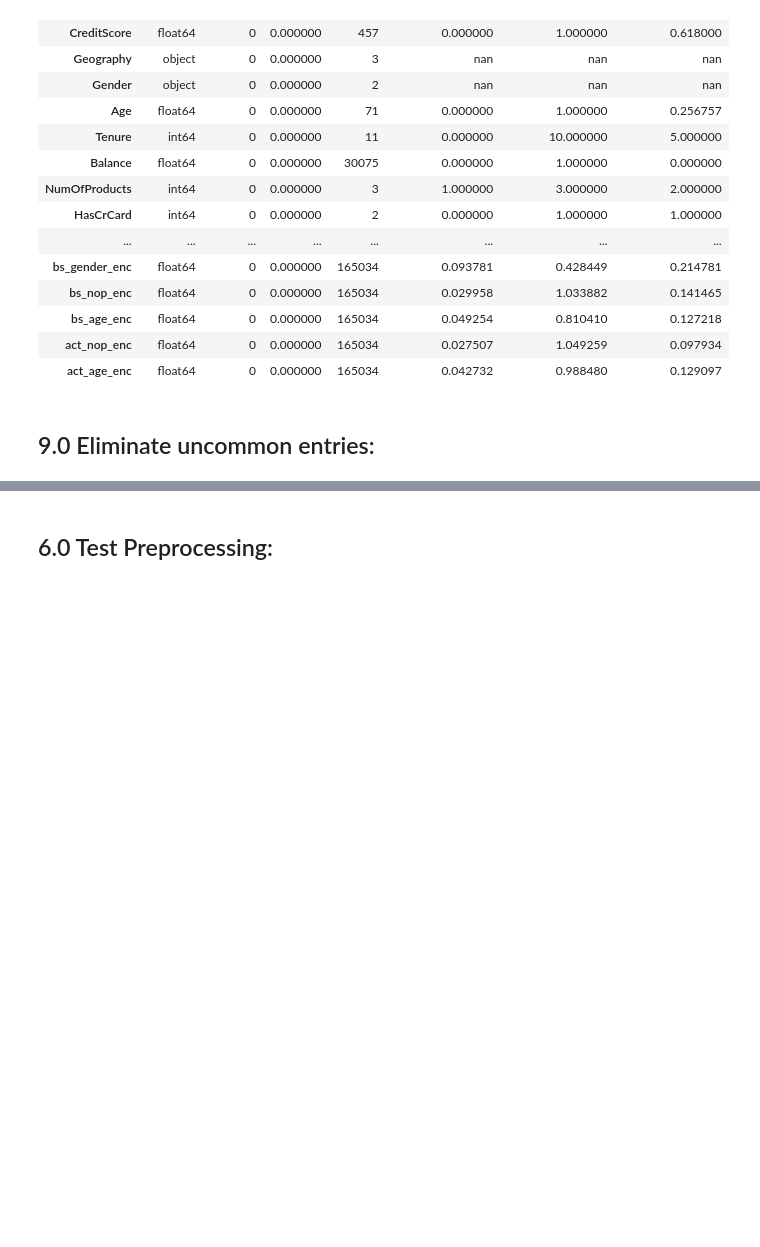
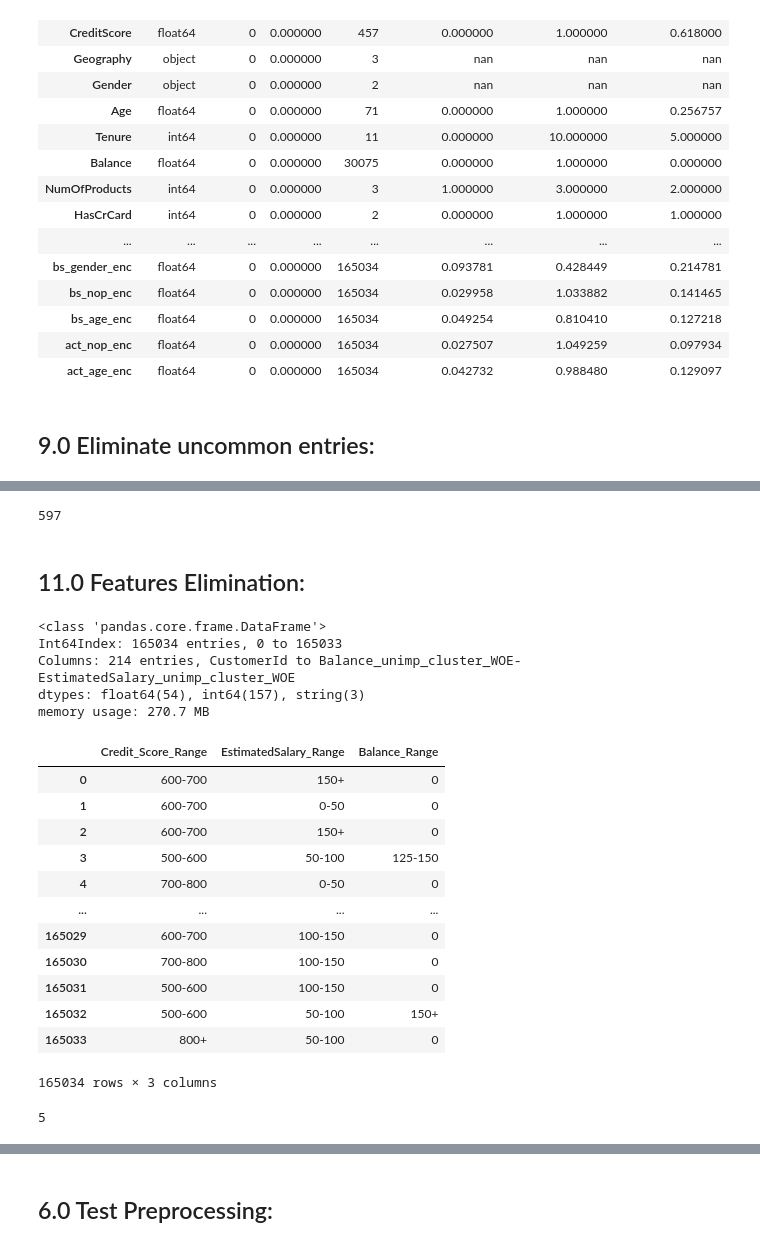
Before and after one commit to fabriziobasso/kaggle, a Jupyter notebook: S4E1_EDA_v1.ipynb, the cells around one changed output, grey strips where cells are left out. Cells and saved outputs as stored; diff of their text form; code cells hidden in the pictures; blank space fills up the shorter version.

```diff
--- a/S4E1_EDA_v1.ipynb
+++ b/S4E1_EDA_v1.ipynb
@@ -1926,0 +2158,10 @@ train.shape,test.shape
+# %%
+train=train_exp.copy()
+test=test_exp.copy()
+# %%
+del train_exp, test_exp
+gc.collect()
+# %% [output]
+597
+# %% [markdown]
+## 11.0 Features Elimination:
@@ -1926,0 +2177,22 @@ train.shape,test.shape
+# %%
+train.info()
+train.select_dtypes("string")
+# %% [output]
+<class 'pandas.core.frame.DataFrame'>
+Int64Index: 165034 entries, 0 to 165033
+Columns: 214 entries, CustomerId to Balance_unimp_cluster_WOE-EstimatedSalary_unimp_cluster_WOE
+dtypes: float64(54), int64(157), string(3)
+memory usage: 270.7 MB
+|  | Credit_Score_Range | EstimatedSalary_Range | Balance_Range |
+| 0 | 600-700 | 150+ | 0 |
+| 1 | 600-700 | 0-50 | 0 |
+| 2 | 600-700 | 150+ | 0 |
+| 3 | 500-600 | 50-100 | 125-150 |
+| 4 | 700-800 | 0-50 | 0 |
+| ... | ... | ... | ... |
+| 165029 | 600-700 | 100-150 | 0 |
+| 165030 | 700-800 | 100-150 | 0 |
+| 165031 | 500-600 | 100-150 | 0 |
+| 165032 | 500-600 | 50-100 | 150+ |
+| 165033 | 800+ | 50-100 | 0 |
+165034 rows × 3 columns
@@ -1926,0 +2208,4 @@ train.shape,test.shape
+# %%
+train.Balance_Range.nunique()
+# %% [output]
+5
```
Also changed, not shown: parts of 41 cells of this notebook.
